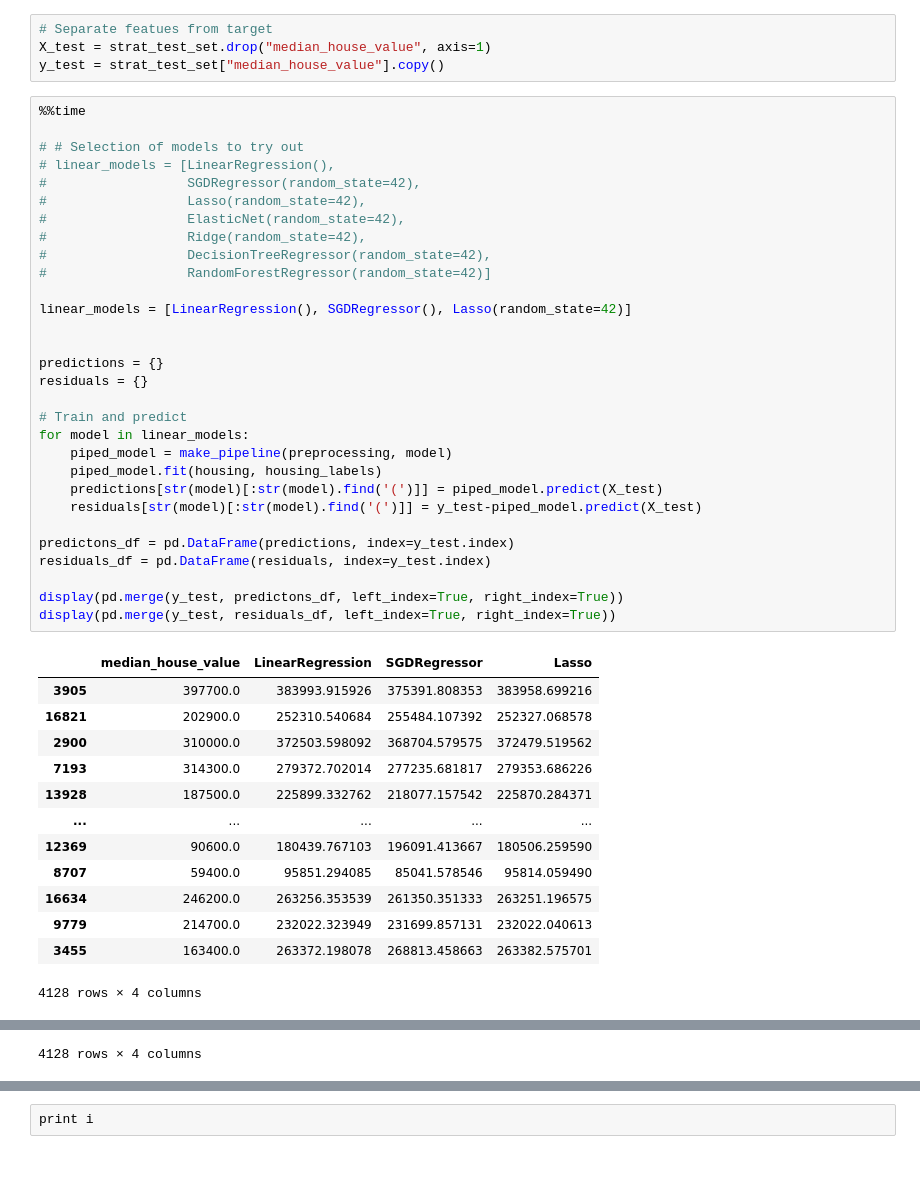
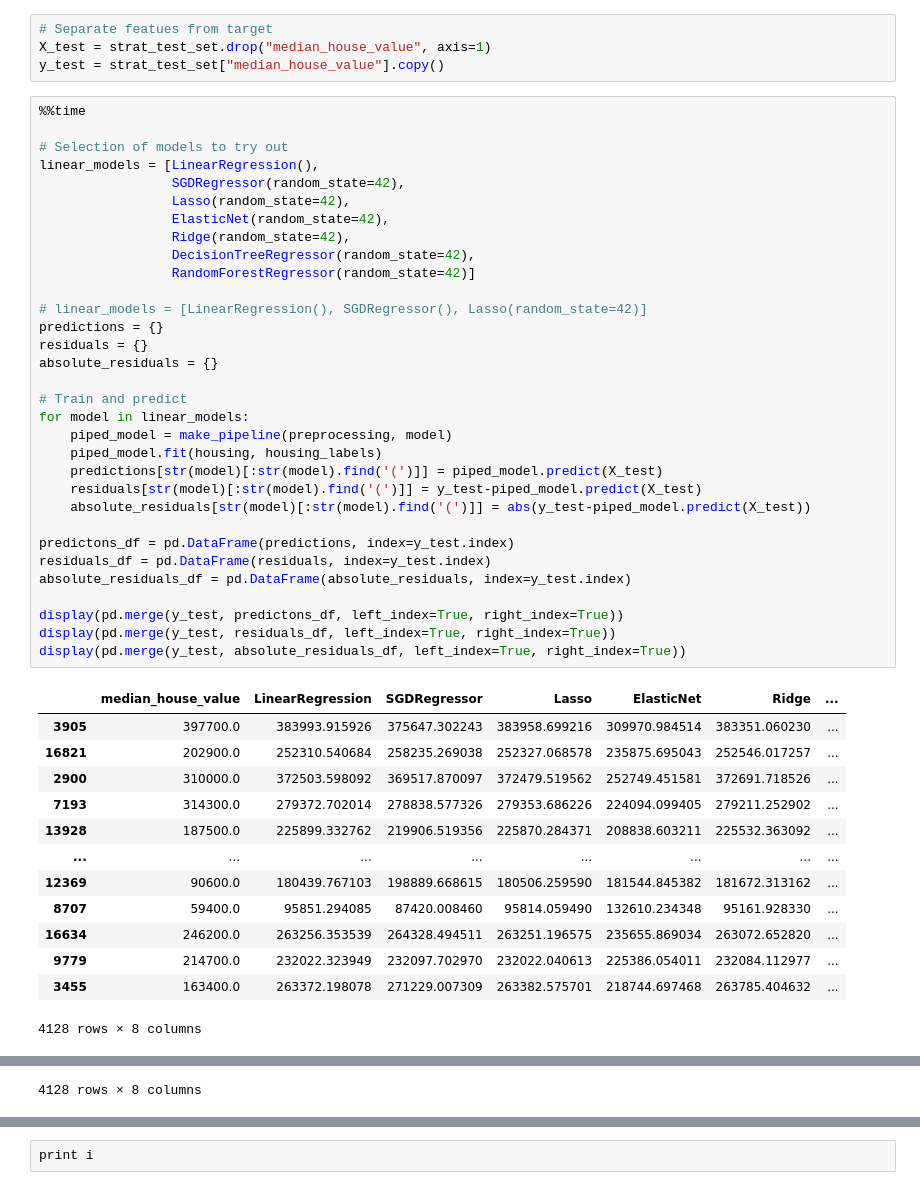
Before and after one commit to thcarole1/house_pricing_prediction, a Jupyter notebook: notebooks/Housing Price Prediction.ipynb, the cells around one changed output, grey strips where cells are left out. Cells and saved outputs as stored; diff of their text form.

```diff
--- a/notebooks/Housing Price Prediction.ipynb
+++ b/notebooks/Housing Price Prediction.ipynb
@@ -860,44 +862,46 @@ y_test = strat_test_set["median_house_value"].copy()
 # %%
 %%time
 
-# # Selection of models to try out
-# linear_models = [LinearRegression(),
-#                  SGDRegressor(random_state=42),
-#                  Lasso(random_state=42),
-#                  ElasticNet(random_state=42),
-#                  Ridge(random_state=42),
-#                  DecisionTreeRegressor(random_state=42),
-#                  RandomForestRegressor(random_state=42)]
+# Selection of models to try out
+linear_models = [LinearRegression(),
+                 SGDRegressor(random_state=42),
+                 Lasso(random_state=42),
+                 ElasticNet(random_state=42),
+                 Ridge(random_state=42),
+                 DecisionTreeRegressor(random_state=42),
+                 RandomForestRegressor(random_state=42)]
 
-linear_models = [LinearRegression(), SGDRegressor(), Lasso(random_state=42)]
-
-
+# linear_models = [LinearRegression(), SGDRegressor(), Lasso(random_state=42)]
 predictions = {}
 residuals = {}
+absolute_residuals = {}
 
 # Train and predict
 for model in linear_models:
     piped_model = make_pipeline(preprocessing, model)
     piped_model.fit(housing, housing_labels)
     predictions[str(model)[:str(model).find('(')]] = piped_model.predict(X_test)
     residuals[str(model)[:str(model).find('(')]] = y_test-piped_model.predict(X_test)
+    absolute_residuals[str(model)[:str(model).find('(')]] = abs(y_test-piped_model.predict(X_test))
 
 predictons_df = pd.DataFrame(predictions, index=y_test.index)
 residuals_df = pd.DataFrame(residuals, index=y_test.index)
+absolute_residuals_df = pd.DataFrame(absolute_residuals, index=y_test.index)
 
 display(pd.merge(y_test, predictons_df, left_index=True, right_index=True))
 display(pd.merge(y_test, residuals_df, left_index=True, right_index=True))
+display(pd.merge(y_test, absolute_residuals_df, left_index=True, right_index=True))
 # %% [output]
-|  | median_house_value | LinearRegression | SGDRegressor | Lasso |
-| 3905 | 397700.0 | 383993.915926 | 375391.808353 | 383958.699216 |
-| 16821 | 202900.0 | 252310.540684 | 255484.107392 | 252327.068578 |
-| 2900 | 310000.0 | 372503.598092 | 368704.579575 | 372479.519562 |
-| 7193 | 314300.0 | 279372.702014 | 277235.681817 | 279353.686226 |
-| 13928 | 187500.0 | 225899.332762 | 218077.157542 | 225870.284371 |
-| ... | ... | ... | ... | ... |
-| 12369 | 90600.0 | 180439.767103 | 196091.413667 | 180506.259590 |
-| 8707 | 59400.0 | 95851.294085 | 85041.578546 | 95814.059490 |
-| 16634 | 246200.0 | 263256.353539 | 261350.351333 | 263251.196575 |
-| 9779 | 214700.0 | 232022.323949 | 231699.857131 | 232022.040613 |
-| 3455 | 163400.0 | 263372.198078 | 268813.458663 | 263382.575701 |
+|  | median_house_value | LinearRegression | SGDRegressor | Lasso | ElasticNet | Ridge | ... |
+| 3905 | 397700.0 | 383993.915926 | 375647.302243 | 383958.699216 | 309970.984514 | 383351.060230 | ... |
+| 16821 | 202900.0 | 252310.540684 | 258235.269038 | 252327.068578 | 235875.695043 | 252546.017257 | ... |
+| 2900 | 310000.0 | 372503.598092 | 369517.870097 | 372479.519562 | 252749.451581 | 372691.718526 | ... |
+| 7193 | 314300.0 | 279372.702014 | 278838.577326 | 279353.686226 | 224094.099405 | 279211.252902 | ... |
+| 13928 | 187500.0 | 225899.332762 | 219906.519356 | 225870.284371 | 208838.603211 | 225532.363092 | ... |
+| ... | ... | ... | ... | ... | ... | ... | ... |
+| 12369 | 90600.0 | 180439.767103 | 198889.668615 | 180506.259590 | 181544.845382 | 181672.313162 | ... |
+| 8707 | 59400.0 | 95851.294085 | 87420.008460 | 95814.059490 | 132610.234348 | 95161.928330 | ... |
+| 16634 | 246200.0 | 263256.353539 | 264328.494511 | 263251.196575 | 235655.869034 | 263072.652820 | ... |
+| 9779 | 214700.0 | 232022.323949 | 232097.702970 | 232022.040613 | 225386.054011 | 232084.112977 | ... |
+| 3455 | 163400.0 | 263372.198078 | 271229.007309 | 263382.575701 | 218744.697468 | 263785.404632 | ... |
-4128 rows × 4 columns
+4128 rows × 8 columns
@@ -916 +920 @@ display(pd.merge(y_test, residuals_df, left_index=True, right_index=True))
-4128 rows × 4 columns
+4128 rows × 8 columns
```
Also changed, not shown: parts of 12 cells of this notebook.
